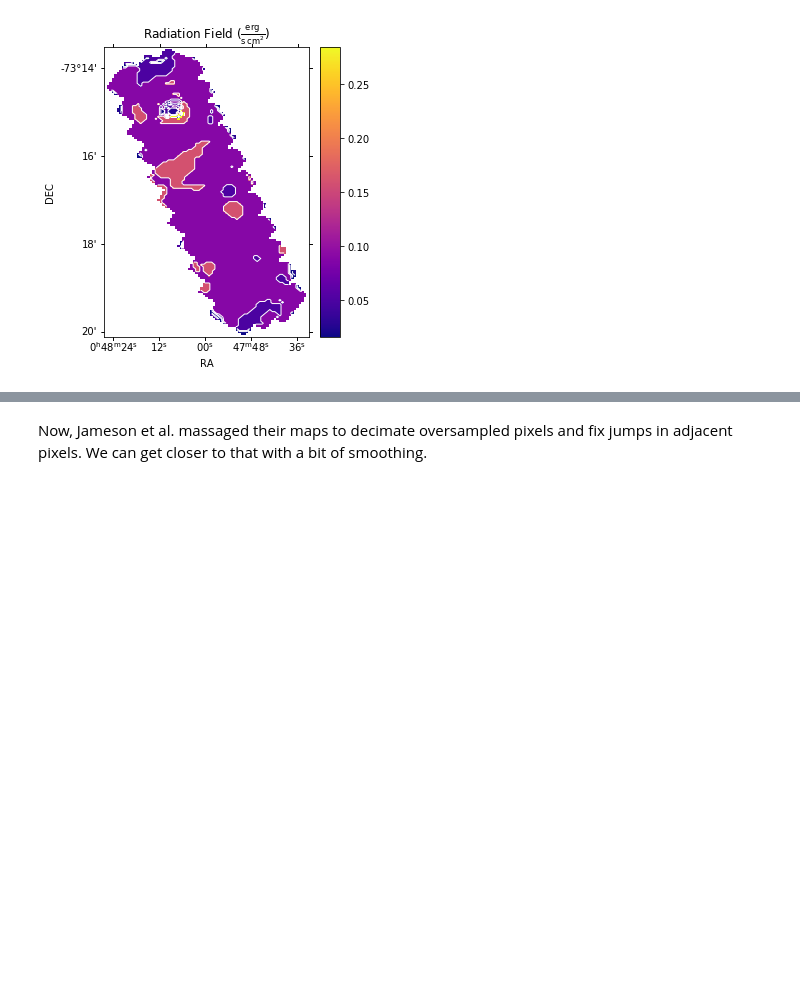
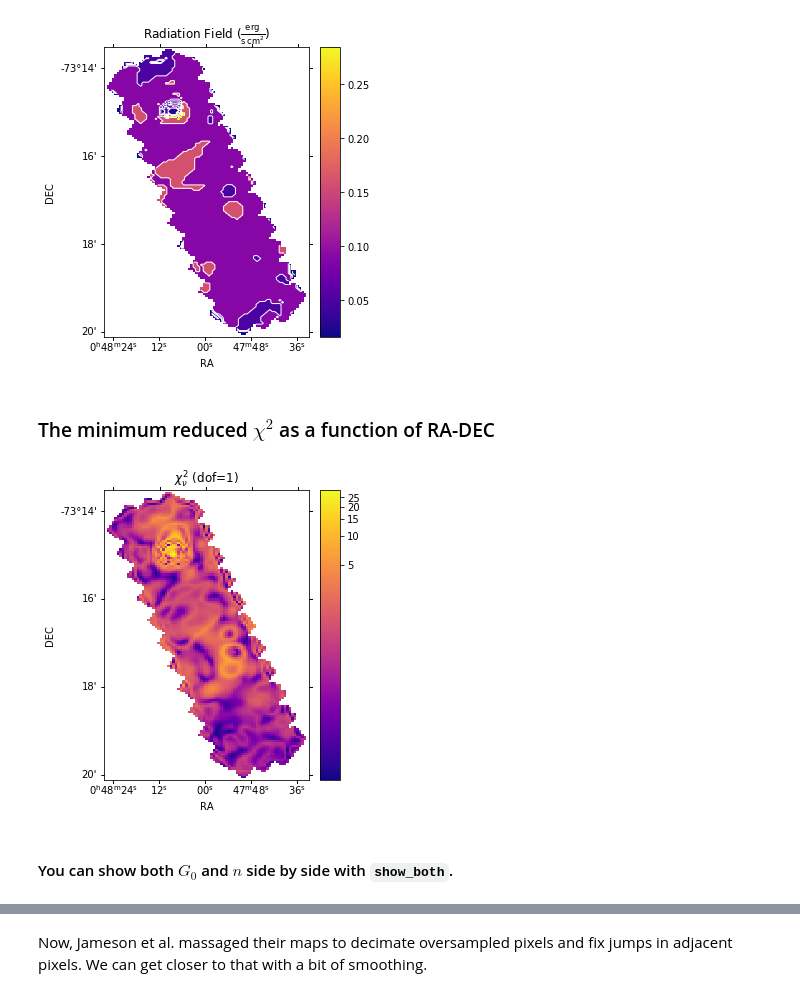
Before and after one commit to mpound/pdrtpy, a Jupyter notebook: notebooks/PDRT_Example_Make_n_G0_maps.ipynb, the cells around one changed output, grey strips where cells are left out. Cells and saved outputs as stored; diff of their text form; code cells hidden in the pictures; blank space fills up the shorter version.

```diff
--- a/notebooks/PDRT_Example_Make_n_G0_maps.ipynb
+++ b/notebooks/PDRT_Example_Make_n_G0_maps.ipynb
@@ -89,3 +89,11 @@ plot.radiation_field(units='erg cm^-2 s^-1',contours=True)
 # %% [output]
 autolev min 0.016000 max 0.284525
 [figure]
+# %% [markdown]
+### The minimum reduced $\chi^2$ as a function of RA-DEC
+# %%
+plot.reduced_chisq(contours=False,norm='simple')
+# %% [output]
+[figure, added]
+# %% [markdown]
+#### You can show both $G_0$ and $n$ side by side with `show_both`.
```
Also changed, not shown: parts of 3 cells of this notebook, 4 other files.
